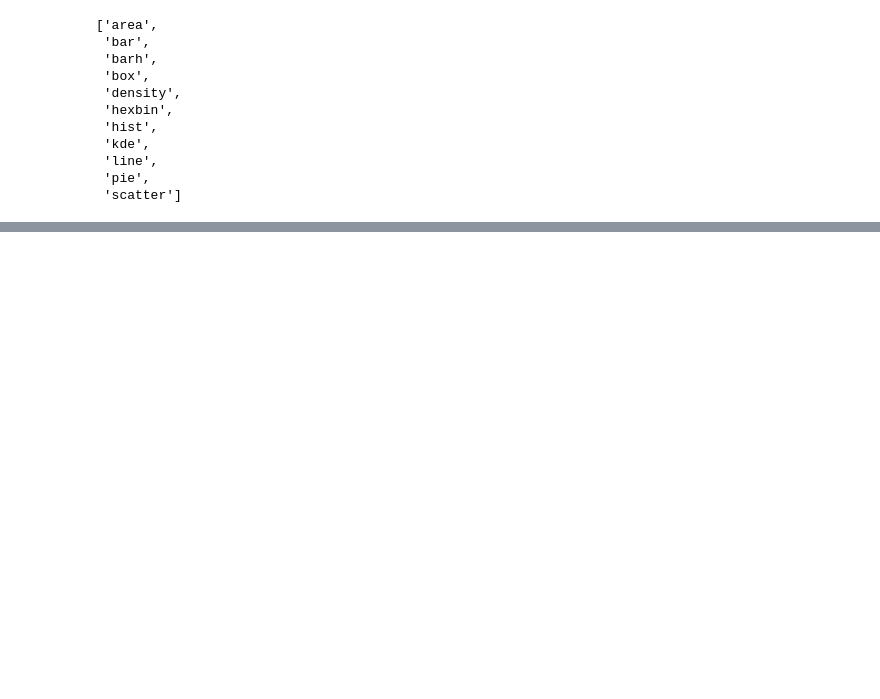
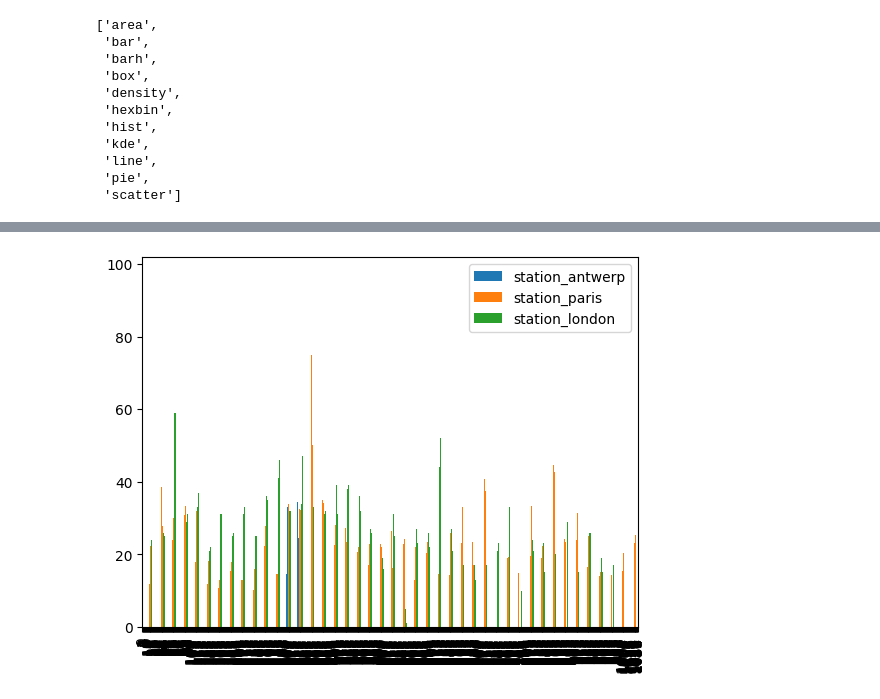
Before and after one commit to mngugi/Work_Book_Projects, a Jupyter notebook: Air_Quality.ipynb, the cells around one changed output, grey strips where cells are left out. Cells and saved outputs as stored; diff of their text form; code cells hidden in the pictures; blank space fills up the shorter version.

```diff
--- a/Air_Quality.ipynb
+++ b/Air_Quality.ipynb
@@ -90,0 +104,5 @@ plt.show()
+# %%
+dt.plot.bar()
+plt.show()
+# %% [output]
+[figure, added]
```
Also changed, not shown: parts of 9 cells of this notebook.
